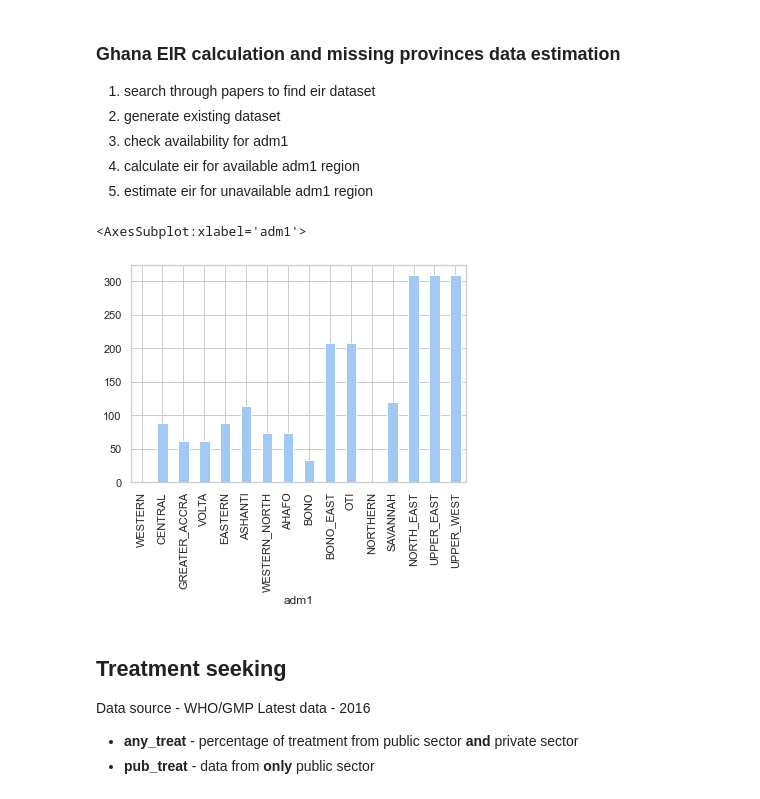
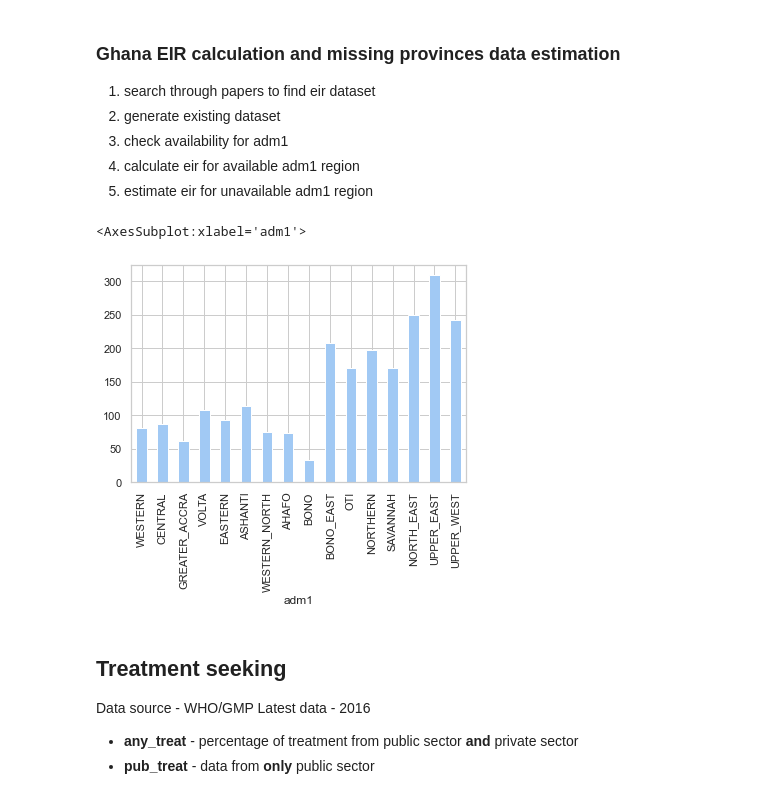
Before and after one commit to sepmein/mBench, a Jupyter notebook: scripts/GHA_data_preparation.ipynb, the cells around one changed output. Drawn from its saved outputs; the diff is of its cells as text; code cells hidden in the pictures.

```diff
--- a/scripts/GHA_data_preparation.ipynb
+++ b/scripts/GHA_data_preparation.ipynb
@@ -749,7 +749,7 @@ Name: irs_cov, dtype: float64
 @param d_IRS0 Probability of dying with an encounter with IRS (max). Default = 1
 # %%
 for x in np.nditer(np.linspace(0, 1, 20)):
-    y = efficacy.converter.bioassay_to_rds(x)
+    y = converter.bioassay_to_rds(x)
     print("regular, repeating: ", "{:10.2f}".format(y[0][0]))
     print("regular, repeating, with decay:", "{:10.2f}".format(y[0][1]))
     print("regular, dying: ", "{:10.2f}".format(y[0][2]))
@@ -766,11 +782,12 @@ gha["d_ITN0"] = 0.41
 
 # load mortality settings vs LLINs & PBO nets
 mortality_llins_vs_pbo = pd.read_csv(
-    "../Data/LLINs vs PBO/mortality rate llins vs pbo.csv"
+    data_dir + "LLINs vs PBO/mortality rate llins vs pbo.csv"
 )
 # load resistance settings in each adm1
 gha_adm1_vector_resistance = pd.read_excel(
-    "../Data/GHA/WHO_IR_data/MTM_DISCRIMINATING_CONCENTRATION_BIOASSAY_20211130.xlsx",
+    data_dir
+    + "GHA/WHO_IR_data/MTM_DISCRIMINATING_CONCENTRATION_BIOASSAY_20211130.xlsx",
     sheet_name="Data",
 )
 # rename Brong Ahafo to Brong-Ahafo
@@ -789,22 +806,22 @@ gha = gha.merge(
     right_index=True,
 )
 gha["r_ITN_0"] = gha["MORTALITY_ADJUSTED"].map(
-    lambda x: efficacy.converter.bioassay_to_rds(x / 100)[0][0]
+    lambda x: converter.bioassay_to_rds(x / 100)[0][0]
 )
 gha["r_PBO_0"] = gha["MORTALITY_ADJUSTED"].map(
-    lambda x: efficacy.converter.bioassay_to_rds(x / 100)[1][0]
+    lambda x: converter.bioassay_to_rds(x / 100)[1][0]
 )
 gha["r_ITN_1"] = gha["MORTALITY_ADJUSTED"].map(
-    lambda x: efficacy.converter.bioassay_to_rds(x / 100)[0][1]
+    lambda x: converter.bioassay_to_rds(x / 100)[0][1]
 )
 gha["r_PBO_1"] = gha["MORTALITY_ADJUSTED"].map(
-    lambda x: efficacy.converter.bioassay_to_rds(x / 100)[1][1]
+    lambda x: converter.bioassay_to_rds(x / 100)[1][1]
 )
 gha["d_ITN_0"] = gha["MORTALITY_ADJUSTED"].map(
-    lambda x: efficacy.converter.bioassay_to_rds(x / 100)[0][2]
+    lambda x: converter.bioassay_to_rds(x / 100)[0][2]
 )
 gha["d_PBO_0"] = gha["MORTALITY_ADJUSTED"].map(
-    lambda x: efficacy.converter.bioassay_to_rds(x / 100)[1][2]
+    lambda x: converter.bioassay_to_rds(x / 100)[1][2]
 )
 # categorize resistance into h/m/l groups
 # gha_adm1_vector_resistance_groups = pd.cut(
@@ -893,8 +909,7 @@ Data source: literature search
 - Searched with the keyword 'eir', 'entomology inoculation rate', 'Ghana'
 - Created a database on EIR for about 800 records
 # %%
-eir = pd.read_csv(
-    data_dir + "eir.csv")
+eir = pd.read_csv(data_dir + "eir.csv")
 ghana_eir = eir[eir["Country"] == "Ghana"]
 # %%
 sns.boxplot(data=eir, y="eir", x="setting", showfliers=False)
@@ -931,18 +946,16 @@ plt.xticks(rotation=45)
 # %%
 gha_eir = ghana_eir.groupby(by="adm1").mean()
 gha_eir = gha_eir["eir"]
 gha_eir = demographic.reformat.adm1_name(gha_eir)
 gha_eir
 gha["eir"] = gha_eir
-
 gha = util.missing_data_interpolate(
-    df=gha, neighbour=gha_adjacent_provinces, column="eir", round_n=10
+    df=gha, neighbour=gha_adjacent_provinces, column="eir", round_n=100
 )
-
 gha["eir"].plot.bar()
 # %% [output]
 <AxesSubplot:xlabel='adm1'>
-[figure, old version]
+[figure, new version]
 # %% [markdown]
 ## Treatment seeking
 
```
Also changed, not shown: parts of 6 cells of this notebook, 2 other files.
